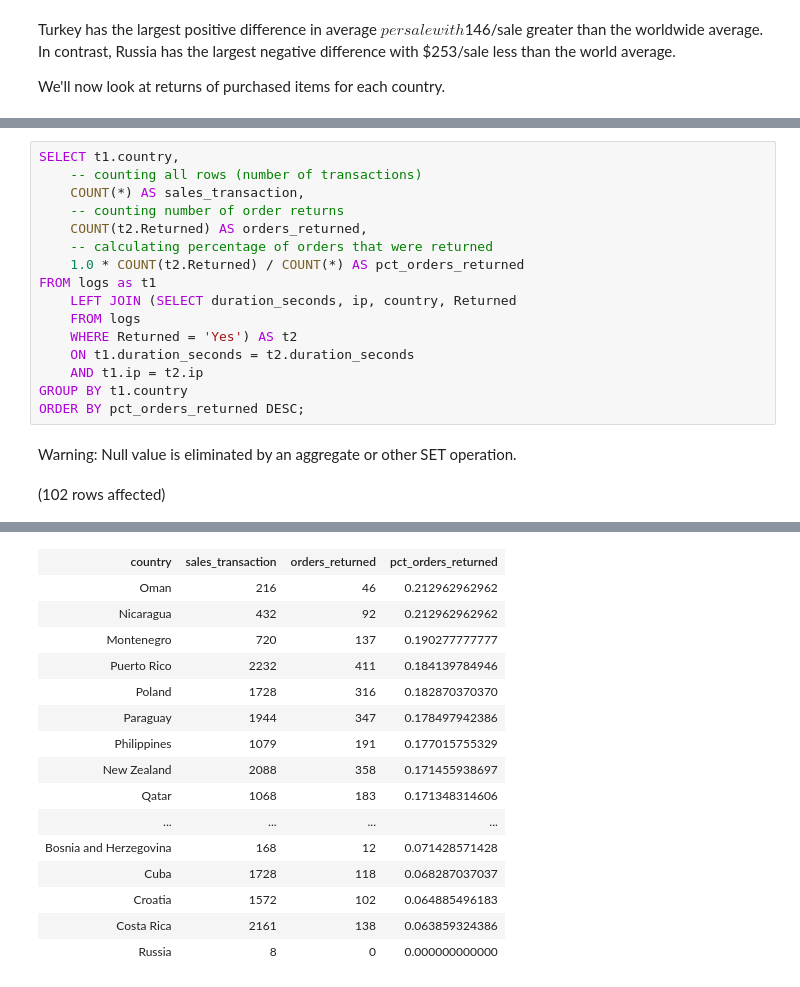
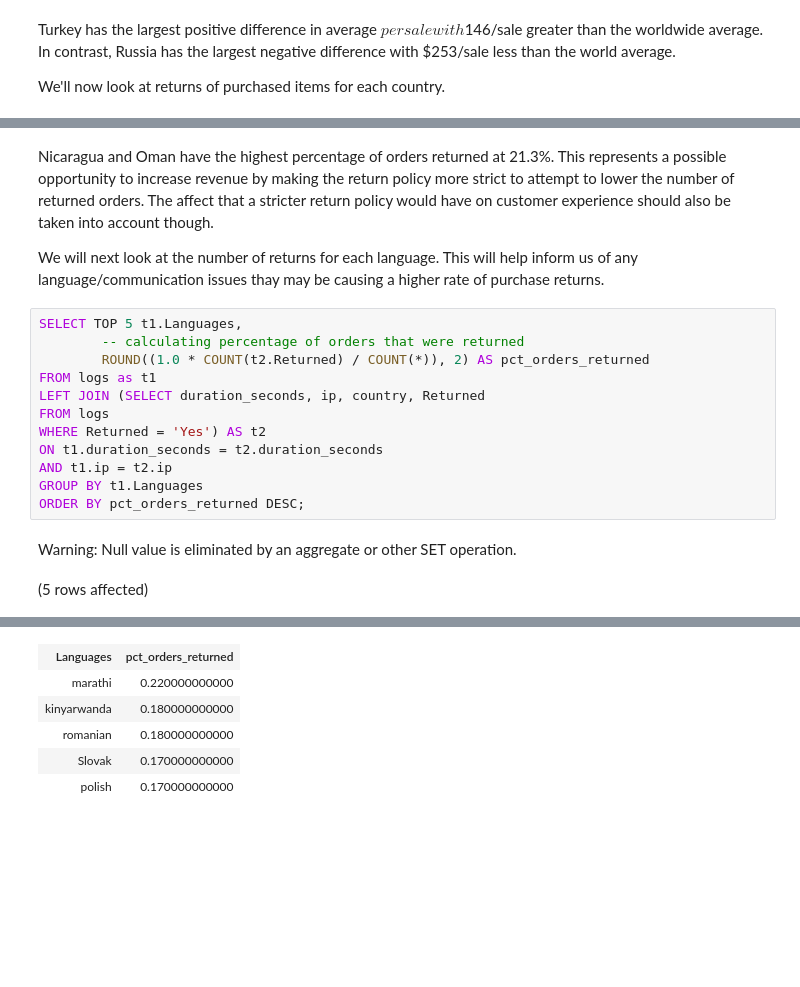
Before and after one commit to grahamgreene88/E-commerce-logs, a Jupyter notebook: ecommerce_logs_notebook.ipynb, the cells around one changed output, grey strips where cells are left out. Cells and saved outputs as stored; diff of their text form; blank space fills up the shorter version.

```diff
--- a/ecommerce_logs_notebook.ipynb
+++ b/ecommerce_logs_notebook.ipynb
@@ -147,19 +141,19 @@ GROUP BY country
+# %% [markdown]
+Nicaragua and Oman have the highest percentage of orders returned at 21.3%. This represents a possible opportunity to increase revenue by making the return policy more strict to attempt to lower the number of returned orders. The affect that a stricter return policy would have on customer experience should also be taken into account though.
+
+We will next look at the number of returns for each language. This will help inform us of any language/communication issues thay may be causing a higher rate of purchase returns.
 # %%
-SELECT t1.country,
-    -- counting all rows (number of transactions)
-    COUNT(*) AS sales_transaction,
-    -- counting number of order returns
-    COUNT(t2.Returned) AS orders_returned,
-    -- calculating percentage of orders that were returned
-    1.0 * COUNT(t2.Returned) / COUNT(*) AS pct_orders_returned
+SELECT TOP 5 t1.Languages,
+        -- calculating percentage of orders that were returned
+        ROUND((1.0 * COUNT(t2.Returned) / COUNT(*)), 2) AS pct_orders_returned
 FROM logs as t1
-    LEFT JOIN (SELECT duration_seconds, ip, country, Returned
-    FROM logs
-    WHERE Returned = 'Yes') AS t2
-    ON t1.duration_seconds = t2.duration_seconds
-    AND t1.ip = t2.ip
-GROUP BY t1.country
+LEFT JOIN (SELECT duration_seconds, ip, country, Returned
+FROM logs
+WHERE Returned = 'Yes') AS t2
+ON t1.duration_seconds = t2.duration_seconds
+AND t1.ip = t2.ip
+GROUP BY t1.Languages
 ORDER BY pct_orders_returned DESC;
 # %% [output]
 Warning: Null value is eliminated by an aggregate or other SET operation.
-(102 rows affected)
+(5 rows affected)
@@ -167,16 +161,6 @@ Total execution time: 00:00:00.227
-| country | sales_transaction | orders_returned | pct_orders_returned |
-| Oman | 216 | 46 | 0.212962962962 |
-| Nicaragua | 432 | 92 | 0.212962962962 |
-| Montenegro | 720 | 137 | 0.190277777777 |
-| Puerto Rico | 2232 | 411 | 0.184139784946 |
-| Poland | 1728 | 316 | 0.182870370370 |
-| Paraguay | 1944 | 347 | 0.178497942386 |
-| Philippines | 1079 | 191 | 0.177015755329 |
-| New Zealand | 2088 | 358 | 0.171455938697 |
-| Qatar | 1068 | 183 | 0.171348314606 |
-| ... | ... | ... | ... |
-| Bosnia and Herzegovina | 168 | 12 | 0.071428571428 |
-| Cuba | 1728 | 118 | 0.068287037037 |
-| Croatia | 1572 | 102 | 0.064885496183 |
-| Costa Rica | 2161 | 138 | 0.063859324386 |
-| Russia | 8 | 0 | 0.000000000000 |
+| Languages | pct_orders_returned |
+| marathi | 0.220000000000 |
+| kinyarwanda | 0.180000000000 |
+| romanian | 0.180000000000 |
+| Slovak | 0.170000000000 |
+| polish | 0.170000000000 |
```
Also changed, not shown: parts of 10 cells of this notebook.
